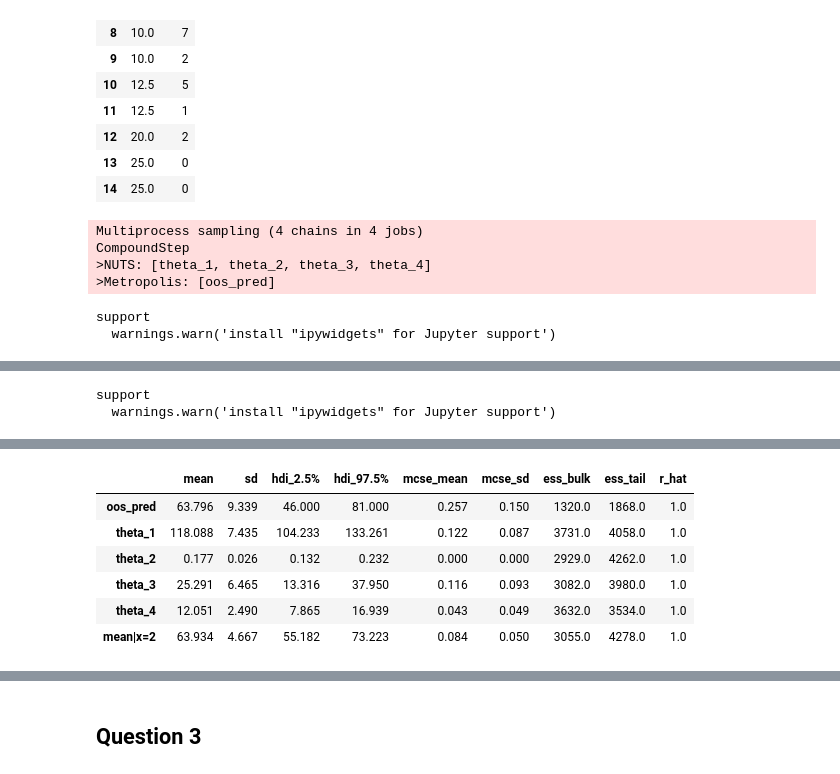
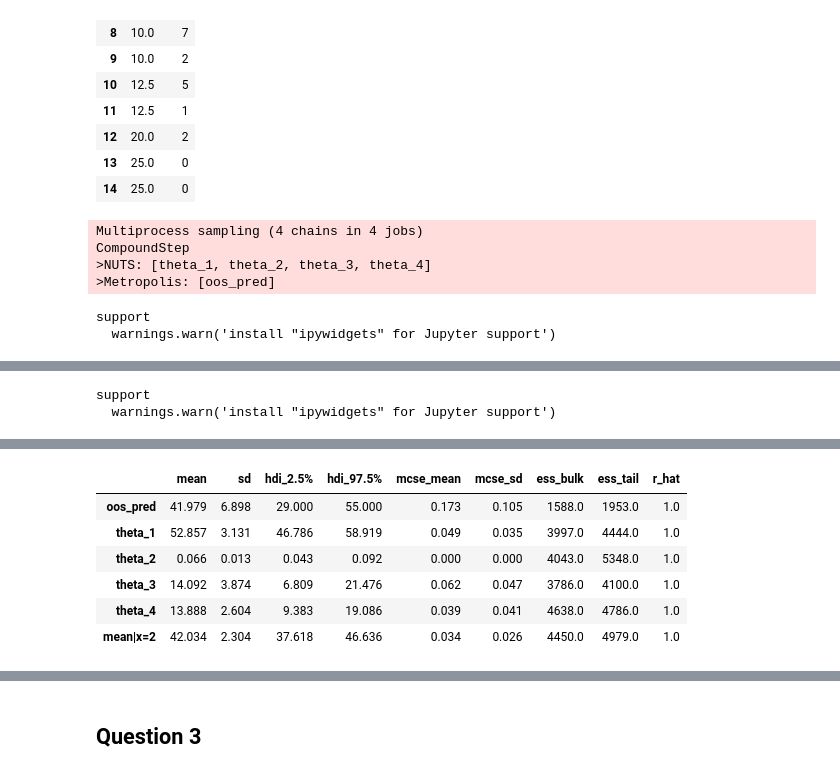
Before and after one commit to nweerasuriya/omscs, a Jupyter notebook: ISYE6420/unit_7/homework_5.ipynb, the cells around one changed output, grey strips where cells are left out. Drawn from its saved outputs; the diff is of its cells as text; code cells hidden in the pictures.

```diff
--- a/ISYE6420/unit_7/homework_5.ipynb
+++ b/ISYE6420/unit_7/homework_5.ipynb
@@ -172,10 +172,10 @@ nano_data
 with pm.Model() as wire_model:
     x_data = pm.Data("x", nano_data["x"].to_numpy())
     # Theta parameters
-    theta_1 = pm.Gamma("theta_1", alpha=2, beta=0.1)
+    theta_1 = pm.Gamma("theta_1", alpha=6, beta=3)
     theta_2 = pm.Uniform("theta_2", lower=0, upper=1)
-    theta_3 = pm.Gamma("theta_3", alpha=2, beta=0.1)
-    theta_4 = pm.Gamma("theta_4", alpha=2, beta=0.1)
+    theta_3 = pm.Gamma("theta_3", alpha=2, beta=0.5)
+    theta_4 = pm.Gamma("theta_4", alpha=2, beta=0.5)
     # Priors
     std_normal = pm.Normal.dist(mu=0, sigma=1)
     Phi_term = pm.math.exp(pm.logcdf(rv=std_normal, value=(-x_data/theta_4)))
@@ -217,11 +217,11 @@ Sampling 4 chains for 1_000 tune and 2_000 draw iterations (4_000 + 8_000 draws
 Sampling: [oos_pred, y_obs]
 support
   warnings.warn('install "ipywidgets" for Jupyter support')
 [interactive output not drawn]
 |  | mean | sd | hdi_2.5% | hdi_97.5% | mcse_mean | mcse_sd | ess_bulk | ess_tail | r_hat |
-| oos_pred | 63.796 | 9.339 | 46.000 | 81.000 | 0.257 | 0.150 | 1320.0 | 1868.0 | 1.0 |
-| theta_1 | 118.088 | 7.435 | 104.233 | 133.261 | 0.122 | 0.087 | 3731.0 | 4058.0 | 1.0 |
-| theta_2 | 0.177 | 0.026 | 0.132 | 0.232 | 0.000 | 0.000 | 2929.0 | 4262.0 | 1.0 |
-| theta_3 | 25.291 | 6.465 | 13.316 | 37.950 | 0.116 | 0.093 | 3082.0 | 3980.0 | 1.0 |
-| theta_4 | 12.051 | 2.490 | 7.865 | 16.939 | 0.043 | 0.049 | 3632.0 | 3534.0 | 1.0 |
-| mean|x=2 | 63.934 | 4.667 | 55.182 | 73.223 | 0.084 | 0.050 | 3055.0 | 4278.0 | 1.0 |
+| oos_pred | 41.979 | 6.898 | 29.000 | 55.000 | 0.173 | 0.105 | 1588.0 | 1953.0 | 1.0 |
+| theta_1 | 52.857 | 3.131 | 46.786 | 58.919 | 0.049 | 0.035 | 3997.0 | 4444.0 | 1.0 |
+| theta_2 | 0.066 | 0.013 | 0.043 | 0.092 | 0.000 | 0.000 | 4043.0 | 5348.0 | 1.0 |
+| theta_3 | 14.092 | 3.874 | 6.809 | 21.476 | 0.062 | 0.047 | 3786.0 | 4100.0 | 1.0 |
+| theta_4 | 13.888 | 2.604 | 9.383 | 19.086 | 0.039 | 0.041 | 4638.0 | 4786.0 | 1.0 |
+| mean|x=2 | 42.034 | 2.304 | 37.618 | 46.636 | 0.034 | 0.026 | 4450.0 | 4979.0 | 1.0 |
```
Also changed, not shown: parts of 9 cells of this notebook.
